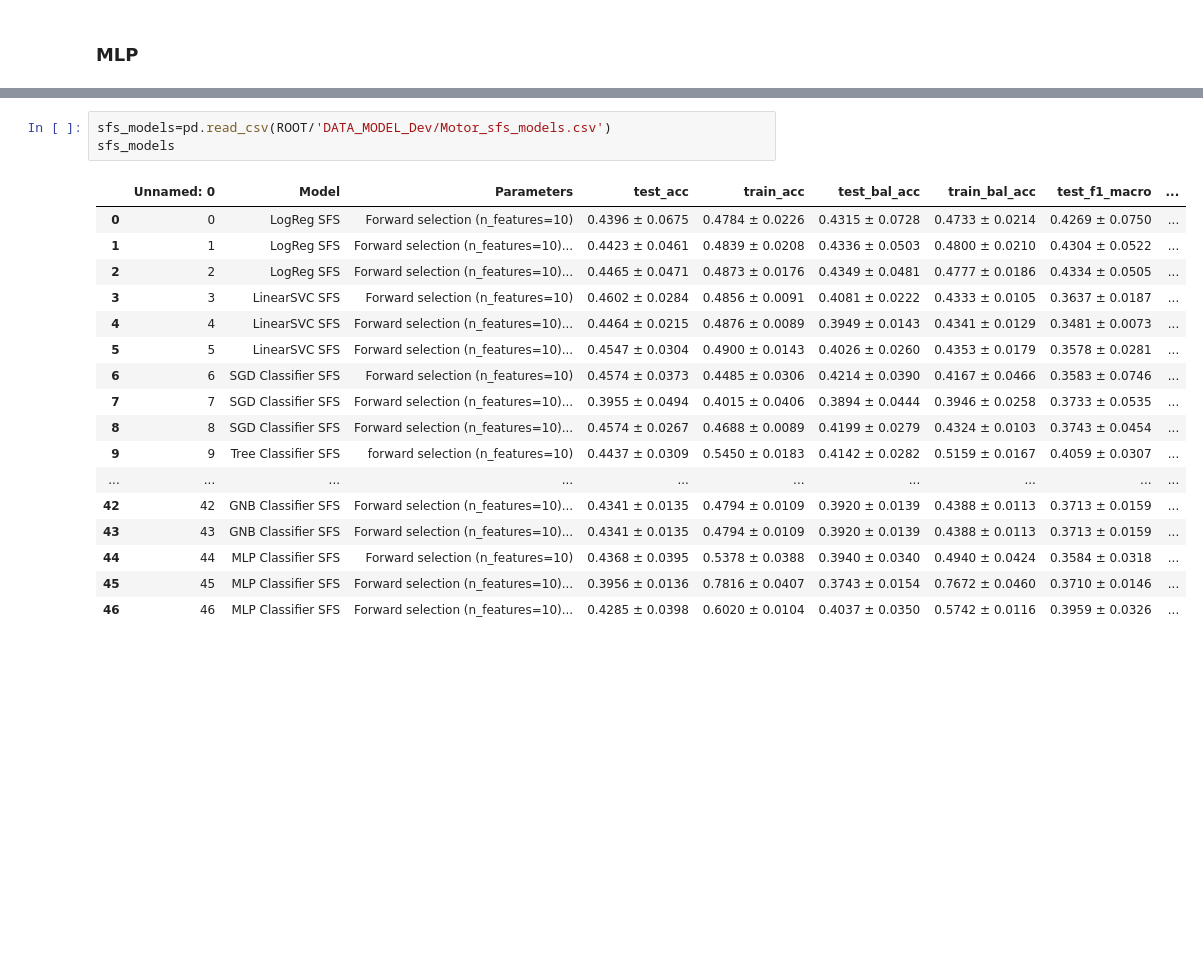
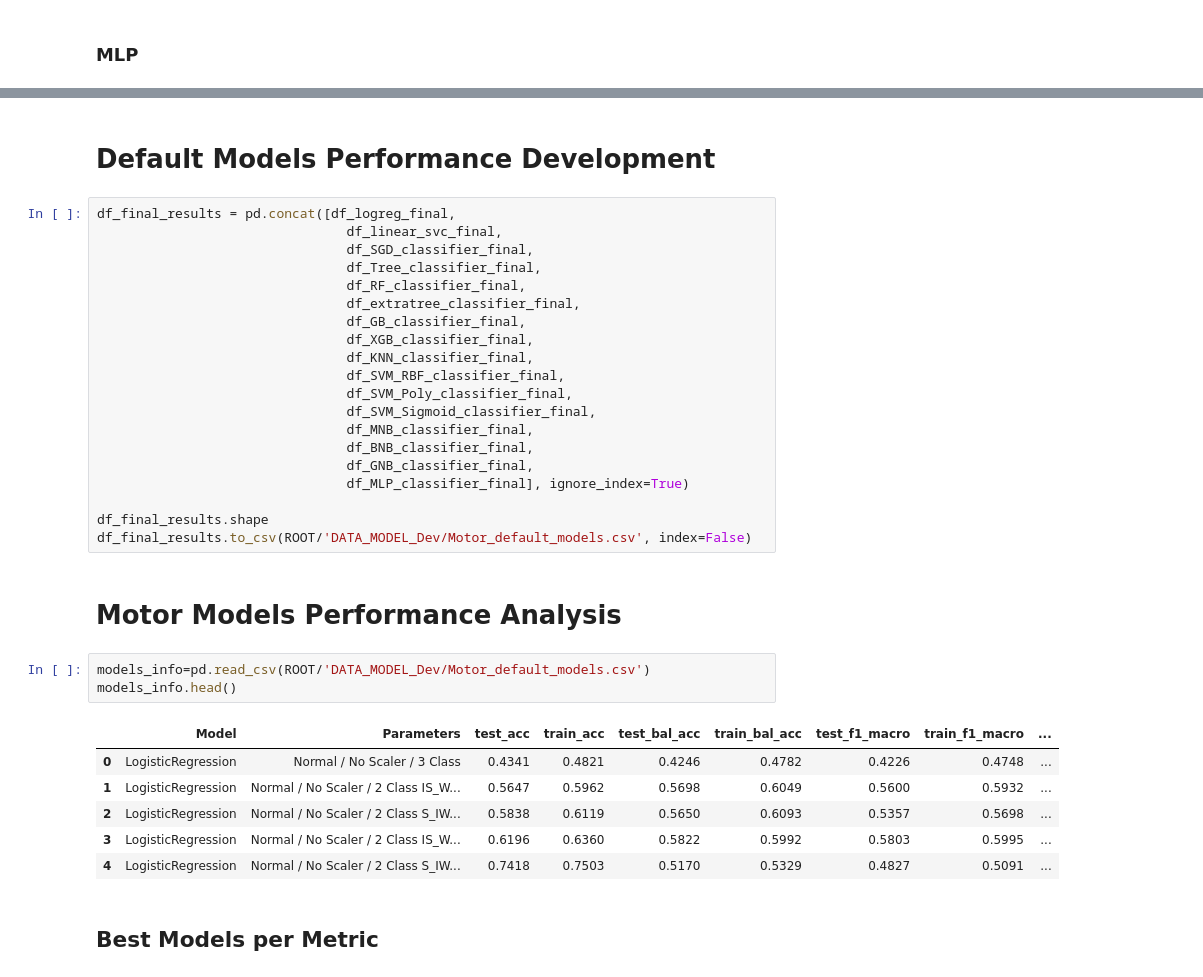
Before and after one commit to fserracrespi/PD_Project_UofL, a Jupyter notebook: PD_DATA/MODELS DEVELOPMENT/MODEL_DEVELOPMENT/Motor_model.ipynb, the cells around one changed output, grey strips where cells are left out. Saved outputs shown, nothing was run; the diff lists cells and outputs as text; blank space fills up the shorter version.

Commit message:
model selection

```diff
--- a/PD_DATA/MODELS DEVELOPMENT/MODEL_DEVELOPMENT/Motor_model.ipynb
+++ b/PD_DATA/MODELS DEVELOPMENT/MODEL_DEVELOPMENT/Motor_model.ipynb
@@ -3569,21 +15097,36 @@ NameError: name 'final_results_logreg_sfs_forward' is not defined
+# %% [markdown]
+# Default Models Performance  Development
+# %%
+df_final_results = pd.concat([df_logreg_final,
+                                df_linear_svc_final,
+                                df_SGD_classifier_final,
+                                df_Tree_classifier_final,
+                                df_RF_classifier_final,
+                                df_extratree_classifier_final,
+                                df_GB_classifier_final,
+                                df_XGB_classifier_final,
+                                df_KNN_classifier_final,
+                                df_SVM_RBF_classifier_final,
+                                df_SVM_Poly_classifier_final,
+                                df_SVM_Sigmoid_classifier_final,
+                                df_MNB_classifier_final,
+                                df_BNB_classifier_final,
+                                df_GNB_classifier_final,
+                                df_MLP_classifier_final], ignore_index=True)
+
+df_final_results.shape
+df_final_results.to_csv(ROOT/'DATA_MODEL_Dev/Motor_default_models.csv', index=False)
+# %% [markdown]
+# Motor Models Performance Analysis
 # %%
-sfs_models=pd.read_csv(ROOT/'DATA_MODEL_Dev/Motor_sfs_models.csv')
-sfs_models
+models_info=pd.read_csv(ROOT/'DATA_MODEL_Dev/Motor_default_models.csv')
+models_info.head()
 # %% [output]
-|  | Unnamed: 0 | Model | Parameters | test_acc | train_acc | test_bal_acc | train_bal_acc | test_f1_macro | ... |
-| 0 | 0 | LogReg SFS | Forward selection (n_features=10) | 0.4396 ± 0.0675 | 0.4784 ± 0.0226 | 0.4315 ± 0.0728 | 0.4733 ± 0.0214 | 0.4269 ± 0.0750 | ... |
-| 1 | 1 | LogReg SFS | Forward selection (n_features=10)... | 0.4423 ± 0.0461 | 0.4839 ± 0.0208 | 0.4336 ± 0.0503 | 0.4800 ± 0.0210 | 0.4304 ± 0.0522 | ... |
-| 2 | 2 | LogReg SFS | Forward selection (n_features=10)... | 0.4465 ± 0.0471 | 0.4873 ± 0.0176 | 0.4349 ± 0.0481 | 0.4777 ± 0.0186 | 0.4334 ± 0.0505 | ... |
-| 3 | 3 | LinearSVC SFS | Forward selection (n_features=10) | 0.4602 ± 0.0284 | 0.4856 ± 0.0091 | 0.4081 ± 0.0222 | 0.4333 ± 0.0105 | 0.3637 ± 0.0187 | ... |
-| 4 | 4 | LinearSVC SFS | Forward selection (n_features=10)... | 0.4464 ± 0.0215 | 0.4876 ± 0.0089 | 0.3949 ± 0.0143 | 0.4341 ± 0.0129 | 0.3481 ± 0.0073 | ... |
-| 5 | 5 | LinearSVC SFS | Forward selection (n_features=10)... | 0.4547 ± 0.0304 | 0.4900 ± 0.0143 | 0.4026 ± 0.0260 | 0.4353 ± 0.0179 | 0.3578 ± 0.0281 | ... |
-| 6 | 6 | SGD Classifier SFS | Forward selection (n_features=10) | 0.4574 ± 0.0373 | 0.4485 ± 0.0306 | 0.4214 ± 0.0390 | 0.4167 ± 0.0466 | 0.3583 ± 0.0746 | ... |
-| 7 | 7 | SGD Classifier SFS | Forward selection (n_features=10)... | 0.3955 ± 0.0494 | 0.4015 ± 0.0406 | 0.3894 ± 0.0444 | 0.3946 ± 0.0258 | 0.3733 ± 0.0535 | ... |
-| 8 | 8 | SGD Classifier SFS | Forward selection (n_features=10)... | 0.4574 ± 0.0267 | 0.4688 ± 0.0089 | 0.4199 ± 0.0279 | 0.4324 ± 0.0103 | 0.3743 ± 0.0454 | ... |
-| 9 | 9 | Tree Classifier SFS | forward selection (n_features=10) | 0.4437 ± 0.0309 | 0.5450 ± 0.0183 | 0.4142 ± 0.0282 | 0.5159 ± 0.0167 | 0.4059 ± 0.0307 | ... |
-| ... | ... | ... | ... | ... | ... | ... | ... | ... | ... |
-| 42 | 42 | GNB Classifier SFS | Forward selection (n_features=10)... | 0.4341 ± 0.0135 | 0.4794 ± 0.0109 | 0.3920 ± 0.0139 | 0.4388 ± 0.0113 | 0.3713 ± 0.0159 | ... |
-| 43 | 43 | GNB Classifier SFS | Forward selection (n_features=10)... | 0.4341 ± 0.0135 | 0.4794 ± 0.0109 | 0.3920 ± 0.0139 | 0.4388 ± 0.0113 | 0.3713 ± 0.0159 | ... |
-| 44 | 44 | MLP Classifier SFS | Forward selection (n_features=10) | 0.4368 ± 0.0395 | 0.5378 ± 0.0388 | 0.3940 ± 0.0340 | 0.4940 ± 0.0424 | 0.3584 ± 0.0318 | ... |
-| 45 | 45 | MLP Classifier SFS | Forward selection (n_features=10)... | 0.3956 ± 0.0136 | 0.7816 ± 0.0407 | 0.3743 ± 0.0154 | 0.7672 ± 0.0460 | 0.3710 ± 0.0146 | ... |
-| 46 | 46 | MLP Classifier SFS | Forward selection (n_features=10)... | 0.4285 ± 0.0398 | 0.6020 ± 0.0104 | 0.4037 ± 0.0350 | 0.5742 ± 0.0116 | 0.3959 ± 0.0326 | ... |
+|  | Model | Parameters | test_acc | train_acc | test_bal_acc | train_bal_acc | test_f1_macro | train_f1_macro | ... |
+| 0 | LogisticRegression | Normal / No Scaler / 3 Class | 0.4341 | 0.4821 | 0.4246 | 0.4782 | 0.4226 | 0.4748 | ... |
+| 1 | LogisticRegression | Normal / No Scaler / 2 Class IS_W... | 0.5647 | 0.5962 | 0.5698 | 0.6049 | 0.5600 | 0.5932 | ... |
+| 2 | LogisticRegression | Normal / No Scaler / 2 Class S_IW... | 0.5838 | 0.6119 | 0.5650 | 0.6093 | 0.5357 | 0.5698 | ... |
+| 3 | LogisticRegression | Normal / No Scaler / 2 Class IS_W... | 0.6196 | 0.6360 | 0.5822 | 0.5992 | 0.5803 | 0.5995 | ... |
+| 4 | LogisticRegression | Normal / No Scaler / 2 Class S_IW... | 0.7418 | 0.7503 | 0.5170 | 0.5329 | 0.4827 | 0.5091 | ... |
+# %% [markdown]
+## Best Models per Metric
```
Also changed, not shown: parts of 320 cells of this notebook, 4 other files.
